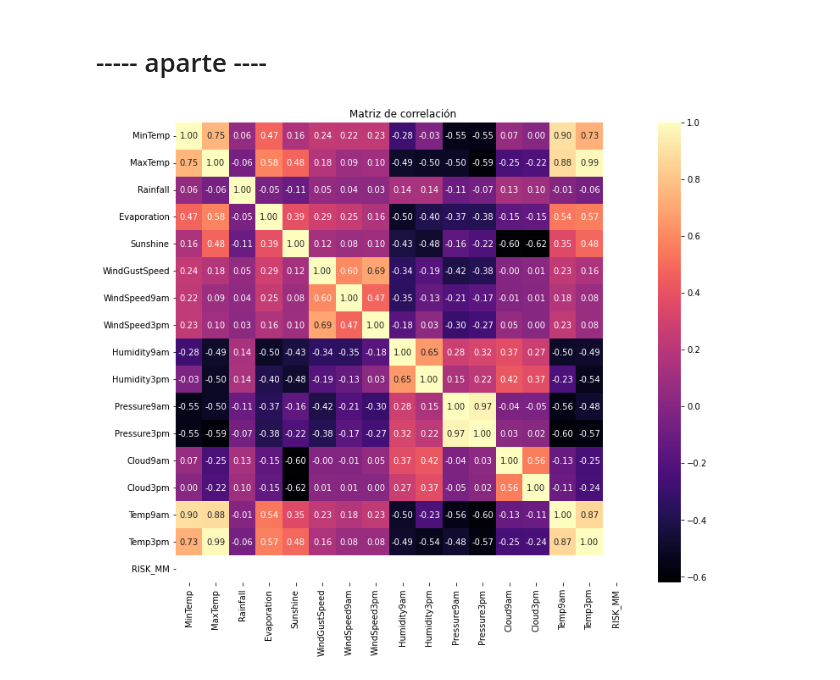
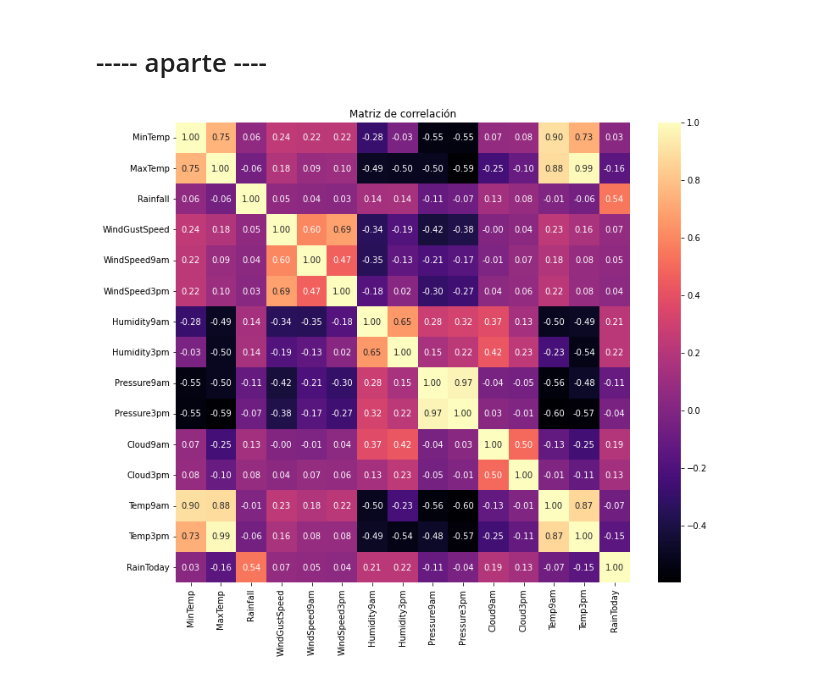
Before and after one commit to xmorh/mineriaDatos, a Jupyter notebook: Entrega1.ipynb, the cells around one changed output. Saved outputs shown, nothing was run; the diff lists cells and outputs as text; code cells hidden in the pictures.

```diff
--- a/Entrega1.ipynb
+++ b/Entrega1.ipynb
@@ -888,0 +920,4 @@ data["WindSpeed9am"].fillna(median_windD9, inplace=True)
+# %%
+# Buscaremos la moda de 'Cloud3pm' según la ubicación
+moda_cloud3 = data.groupby('Location')['Cloud3pm'].transform(lambda x: x.mode()[0] if not x.mode().empty else np.nan)[0]
+moda_cloud3
@@ -888,0 +926,3 @@ data["WindSpeed9am"].fillna(median_windD9, inplace=True)
+# %%
+# reemplazando los nulos por moda según ubicación
+data["Cloud3pm"].fillna(moda_cloud3, inplace=True)
@@ -907,17 +953,23 @@ RainTomorrow            0
 RainTomorrow_num        0
 Date                    0
 dtype: int64
+# %%
+# Transformar los datos en 0 y 1
+data['RainTomorrow'] = data['RainTomorrow'].map({'No': 0, 'Yes': 1})
+# %%
+# Transformar los datos en 0 y 1
+data['RainToday'] = data['RainToday'].map({'No': 0, 'Yes': 1})
 # %% [markdown]
 # ----- aparte ----
 # %%
-selec_columns = ["MinTemp", "MaxTemp", "Rainfall", "Evaporation", "Sunshine",
+selec_columns = ["MinTemp", "MaxTemp", "Rainfall",
                     "WindGustSpeed", "WindSpeed9am", "WindSpeed3pm",
                     "Humidity9am", "Humidity3pm", "Pressure9am", "Pressure3pm",
-                    "Cloud9am", "Cloud3pm", "Temp9am", "Temp3pm", "RISK_MM", "RainTomorrow"]
+                    "Cloud9am", "Cloud3pm", "Temp9am", "Temp3pm", "RainToday"]
 correlation_matrix = data[selec_columns].corr()
 plt.figure(figsize=(12, 10))
 sns.heatmap(correlation_matrix, annot=True, cmap='magma', fmt=".2f")
 plt.title('Matriz de correlación')
 plt.show()
 # %% [output]
-[figure, old version]
+[figure, new version]
```
Also changed, not shown: parts of 34 cells of this notebook.
